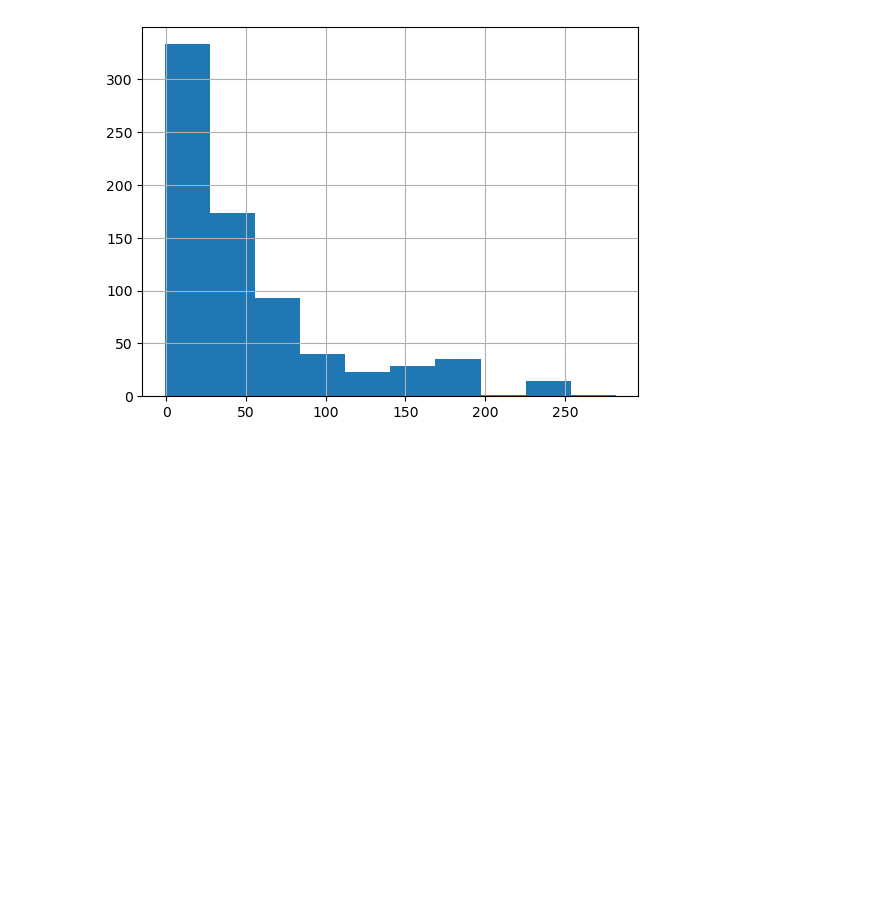
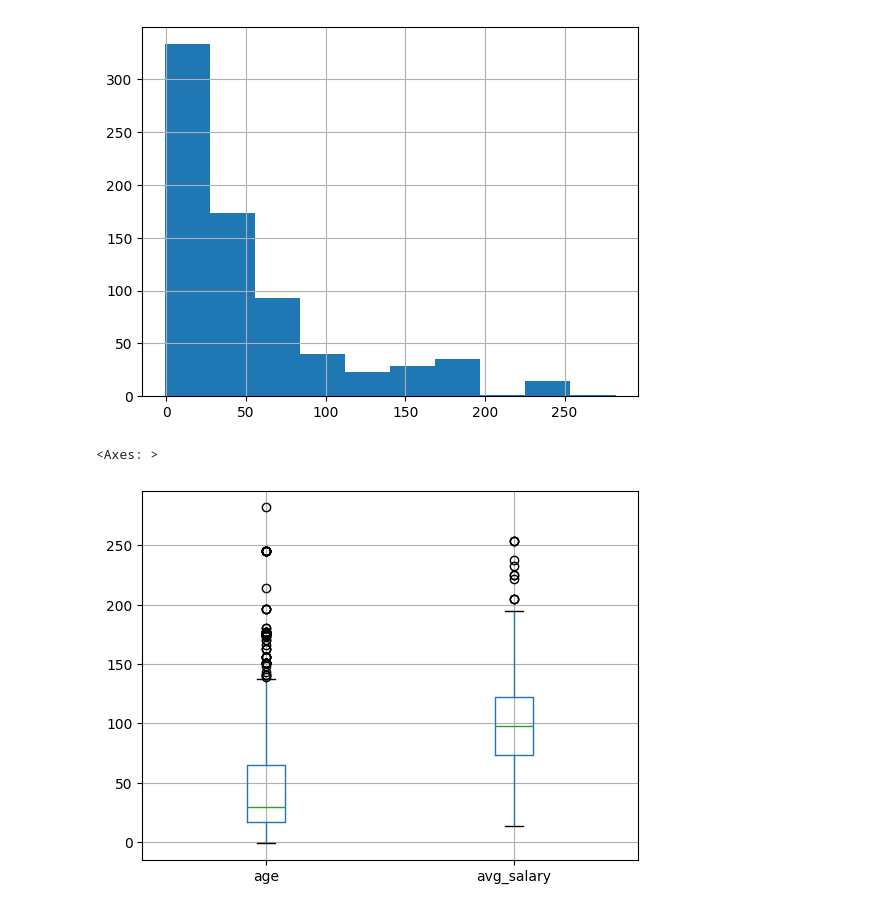
Before and after one commit to pawan-rai02/ds_salary_proj, a Jupyter notebook: 03-EDA.ipynb, the cells around one changed output. Saved outputs shown, nothing was run; the diff lists cells and outputs as text; code cells hidden in the pictures; blank space fills up the shorter version.

```diff
--- a/03-EDA.ipynb
+++ b/03-EDA.ipynb
@@ -220,3 +220,8 @@ df.age.hist()
 # %% [output]
 <Axes: >
 [figure]
+# %%
+df.boxplot(column= ['age', 'avg_salary'])
+# %% [output]
+<Axes: >
+[figure, added]
```
Also changed, not shown: parts of 15 cells of this notebook.
